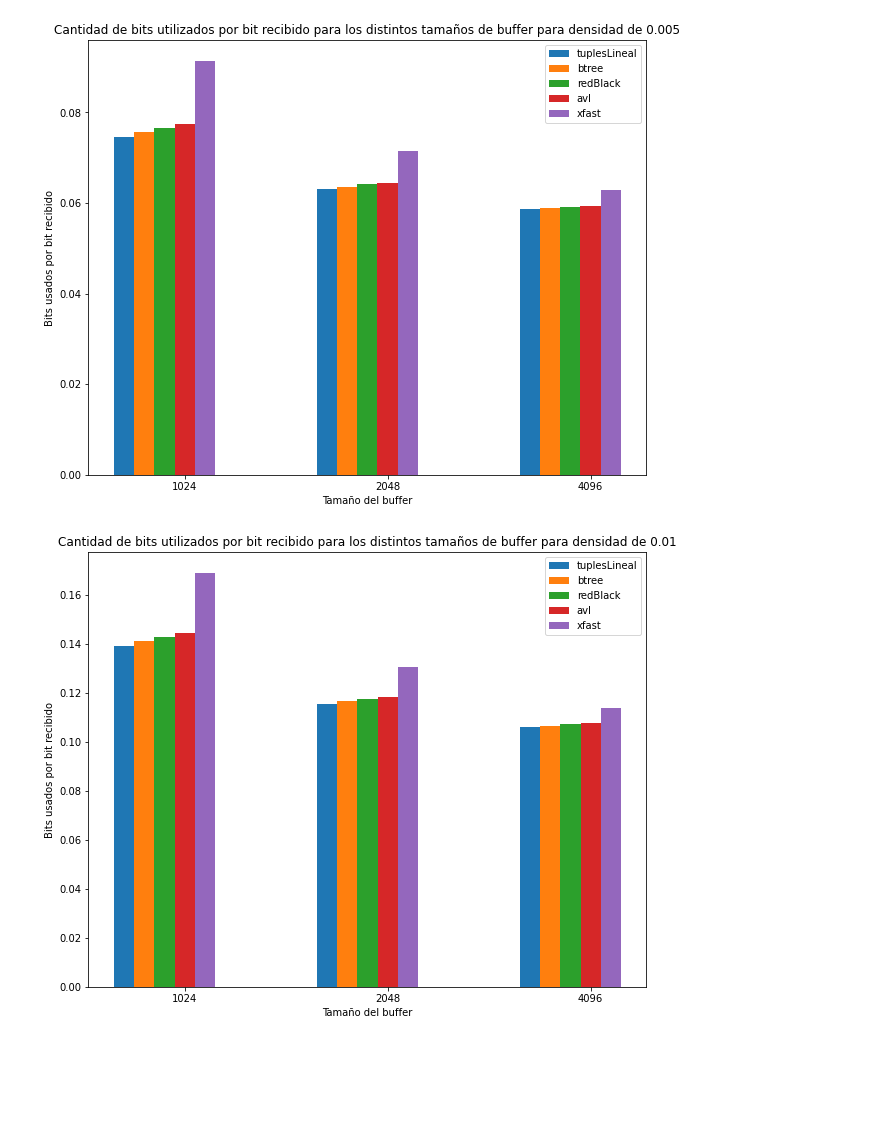
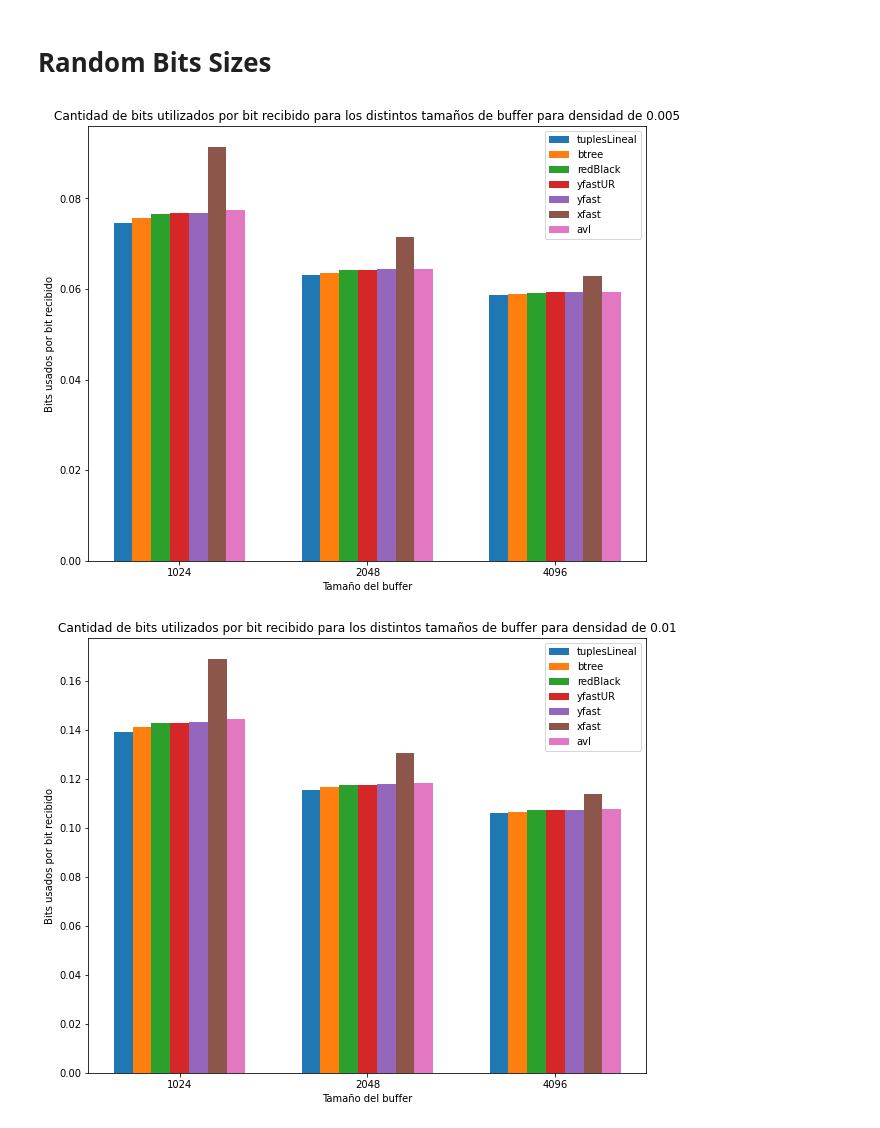
Before and after one commit to apdelsm/ExtensibleEliasFano, a Jupyter notebook: analysis.ipynb, the cells around one changed output. Drawn from its saved outputs; the diff is of its cells as text; code cells hidden in the pictures; blank space fills up the shorter version.

```diff
--- a/analysis.ipynb
+++ b/analysis.ipynb
@@ -12,11 +12,13 @@ btree = pd.read_csv('./btreeMap.csv', delimiter=';')
 redBlack = pd.read_csv('./redBlackTree.csv', delimiter=';')
 avl = pd.read_csv('./avlMap.csv', delimiter=';')
 xfast = pd.read_csv('./xFastMap.csv', delimiter=';')
-#yfastUR = pd.read_csv('./yFastMapUR.csv', delimiter=';')
-#yfast = pd.read_csv('./yFastMap.csv', delimiter=';')
+yfastUR = pd.read_csv('./yFastMapUR.csv', delimiter=';')
+yfast = pd.read_csv('./yFastMapNUR.csv', delimiter=';')
 # %%
 bufferSizes = [1024, 2048, 4096]
 x = np.arange(len(bufferSizes))
+# %% [markdown]
+# Random Bits Sizes
 # %%
 tuplesLinealSize = [
   tuplesLineal.loc[tuplesLineal['confID'] == 0].iloc[-1]['Size']*8/100000000,
@@ -30,48 +32,48 @@ btreeSize = [
 ]
 redBlackSize = [
   redBlack.loc[redBlack['confID'] == 0].iloc[-1]['Size']*8/100000000,
   redBlack.loc[redBlack['confID'] == 91].iloc[-1]['Size']*8/100000000,
   redBlack.loc[redBlack['confID'] == 182].iloc[-1]['Size']*8/100000000,
 ]
 avlSize = [
   avl.loc[avl['confID'] == 0].iloc[-1]['Size']*8/100000000,
   avl.loc[avl['confID'] == 91].iloc[-1]['Size']*8/100000000,
   avl.loc[avl['confID'] == 182].iloc[-1]['Size']*8/100000000,
 ]
 xfastSize = [
   xfast.loc[xfast['confID'] == 0].iloc[-1]['Size']*8/100000000,
   xfast.loc[xfast['confID'] == 91].iloc[-1]['Size']*8/100000000,
   xfast.loc[xfast['confID'] == 182].iloc[-1]['Size']*8/100000000,
 ]
-#yfastURSize = [
-#  yfastUR.loc[yfastUR['confID'] == 0].iloc[-1]['Size']*8/100000000,
-#  yfastUR.loc[yfastUR['confID'] == 91].iloc[-1]['Size']*8/100000000,
-#  yfastUR.loc[yfastUR['confID'] == 182].iloc[-1]['Size']*8/100000000,
-#]
-#yfastSize = [
-#  yfast.loc[yfast['confID'] == 0].iloc[-1]['Size']*8/100000000,
-#  yfast.loc[yfast['confID'] == 91].iloc[-1]['Size']*8/100000000,
-#  yfast.loc[yfast['confID'] == 182].iloc[-1]['Size']*8/100000000,
-#]
+yfastURSize = [
+  yfastUR.loc[yfastUR['confID'] == 0].iloc[-1]['Size']*8/100000000,
+  yfastUR.loc[yfastUR['confID'] == 91].iloc[-1]['Size']*8/100000000,
+  yfastUR.loc[yfastUR['confID'] == 182].iloc[-1]['Size']*8/100000000,
+]
+yfastSize = [
+  yfast.loc[yfast['confID'] == 0].iloc[-1]['Size']*8/100000000,
+  yfast.loc[yfast['confID'] == 91].iloc[-1]['Size']*8/100000000,
+  yfast.loc[yfast['confID'] == 182].iloc[-1]['Size']*8/100000000,
+]
 width = 0.1
 fig, ax = plt.subplots(figsize=(10, 8))
 ax.bar(x - 0.3, tuplesLinealSize, width, label = 'tuplesLineal')
 ax.bar(x - 0.2, btreeSize, width, label = 'btree')
 ax.bar(x - 0.1, redBlackSize, width, label = 'redBlack')
-ax.bar(x - 0, avlSize, width, label = 'avl')
-ax.bar(x + 0.1, xfastSize, width, label = 'xfast')
-#ax.bar(x + 0.2, yfastURSize, width, label = 'yfastUR')
-#ax.bar(x + 0.3, yfastSize, width, label = 'yfast')
+ax.bar(x + 0.0, yfastURSize, width, label = 'yfastUR')
+ax.bar(x + 0.1, yfastSize, width, label = 'yfast')
+ax.bar(x + 0.2, xfastSize, width, label = 'xfast')
+ax.bar(x + 0.3, avlSize, width, label = 'avl')
 ax.set_ylabel('Bits usados por bit recibido')
 ax.set_xlabel('Tamaño del buffer')
 ax.set_title('Cantidad de bits utilizados por bit recibido para los distintos tamaños de buffer para densidad de 0.005')
 ax.set_xticks(x)
 ax.set_xticklabels(bufferSizes)
 ax.legend()
 
 plt.show()
 # %% [output]
-[figure, old version]
+[figure, new version]
 # %%
 tuplesLinealSize = [
   tuplesLineal.loc[tuplesLineal['confID'] == 2].iloc[-1]['Size']*8/100000000,
@@ -98,25 +100,25 @@ xfastSize = [
   xfast.loc[xfast['confID'] == 93].iloc[-1]['Size']*8/100000000,
   xfast.loc[xfast['confID'] == 184].iloc[-1]['Size']*8/100000000,
 ]
-#yfastURSize = [
-#  yfastUR.loc[yfastUR['confID'] == 2].iloc[-1]['Size']*8/100000000,
-#  yfastUR.loc[yfastUR['confID'] == 93].iloc[-1]['Size']*8/100000000,
-#  yfastUR.loc[yfastUR['confID'] == 184].iloc[-1]['Size']*8/100000000,
-#]
-#yfastSize = [
-#  yfast.loc[yfast['confID'] == 2].iloc[-1]['Size']*8/100000000,
-#  yfast.loc[yfast['confID'] == 93].iloc[-1]['Size']*8/100000000,
-#  yfast.loc[yfast['confID'] == 184].iloc[-1]['Size']*8/100000000,
-#]
+yfastURSize = [
+  yfastUR.loc[yfastUR['confID'] == 2].iloc[-1]['Size']*8/100000000,
+  yfastUR.loc[yfastUR['confID'] == 93].iloc[-1]['Size']*8/100000000,
+  yfastUR.loc[yfastUR['confID'] == 184].iloc[-1]['Size']*8/100000000,
+]
+yfastSize = [
+  yfast.loc[yfast['confID'] == 2].iloc[-1]['Size']*8/100000000,
+  yfast.loc[yfast['confID'] == 93].iloc[-1]['Size']*8/100000000,
+  yfast.loc[yfast['confID'] == 184].iloc[-1]['Size']*8/100000000,
+]
 width = 0.1
 fig, ax = plt.subplots(figsize=(10, 8))
 ax.bar(x - 0.3, tuplesLinealSize, width, label = 'tuplesLineal')
 ax.bar(x - 0.2, btreeSize, width, label = 'btree')
 ax.bar(x - 0.1, redBlackSize, width, label = 'redBlack')
-ax.bar(x - 0, avlSize, width, label = 'avl')
-ax.bar(x + 0.1, xfastSize, width, label = 'xfast')
-#ax.bar(x + 0.2, yfastURSize, width, label = 'yfastUR')
-#ax.bar(x + 0.3, yfastSize, width, label = 'yfast')
+ax.bar(x + 0.0, yfastURSize, width, label = 'yfastUR')
+ax.bar(x + 0.1, yfastSize, width, label = 'yfast')
+ax.bar(x + 0.2, xfastSize, width, label = 'xfast')
+ax.bar(x + 0.3, avlSize, width, label = 'avl')
 ax.set_ylabel('Bits usados por bit recibido')
 ax.set_xlabel('Tamaño del buffer')
 ax.set_title('Cantidad de bits utilizados por bit recibido para los distintos tamaños de buffer para densidad de 0.01')
@@ -126,7 +128,7 @@ ax.legend()
 
 plt.show()
 # %% [output]
-[figure, old version]
+[figure, new version]
 # %%
 tuplesLinealSize = [
   tuplesLineal.loc[tuplesLineal['confID'] == 8].iloc[-1]['Size']*8/100000000,
```
Also changed, not shown: parts of 13 cells of this notebook.
